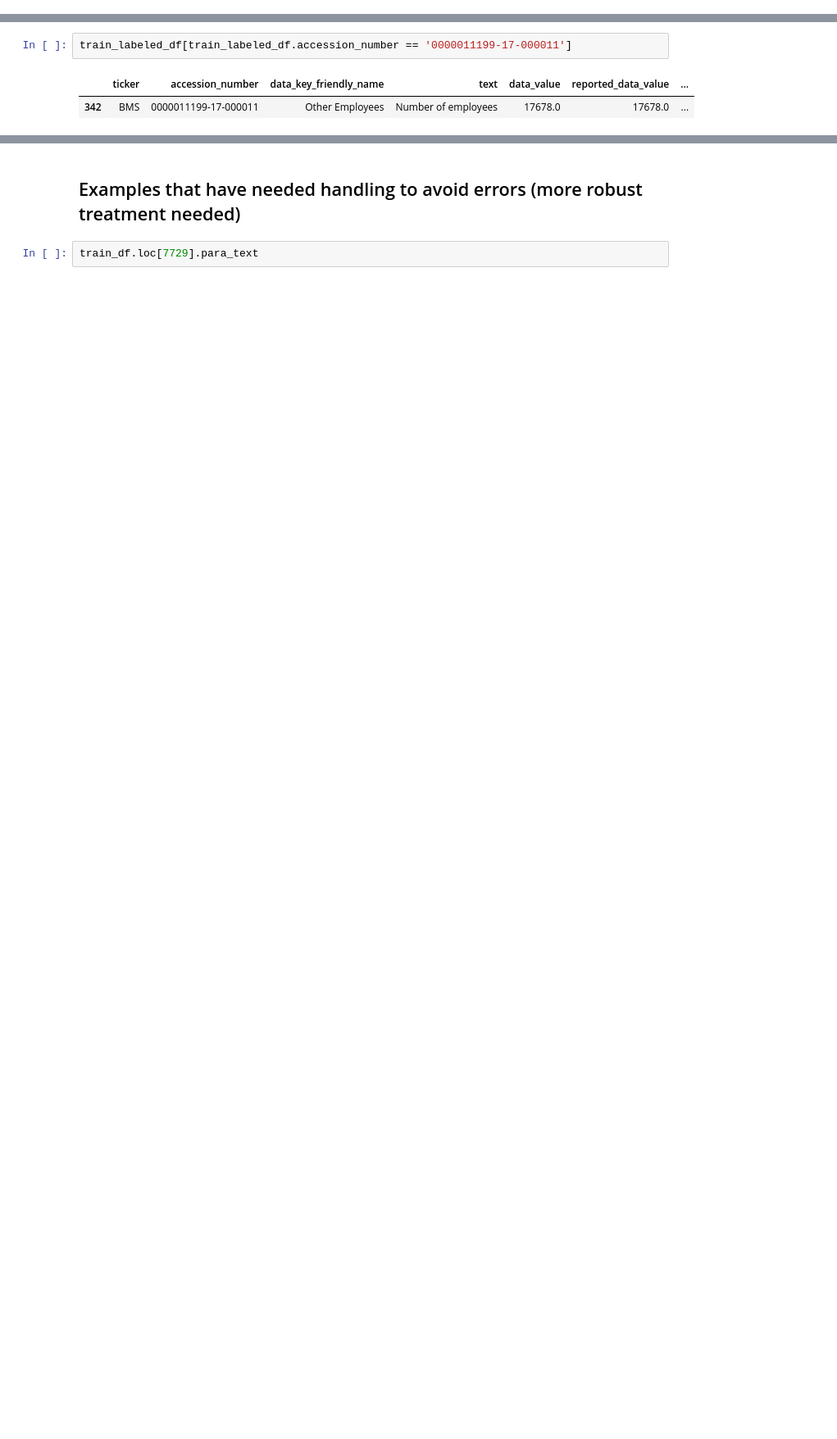
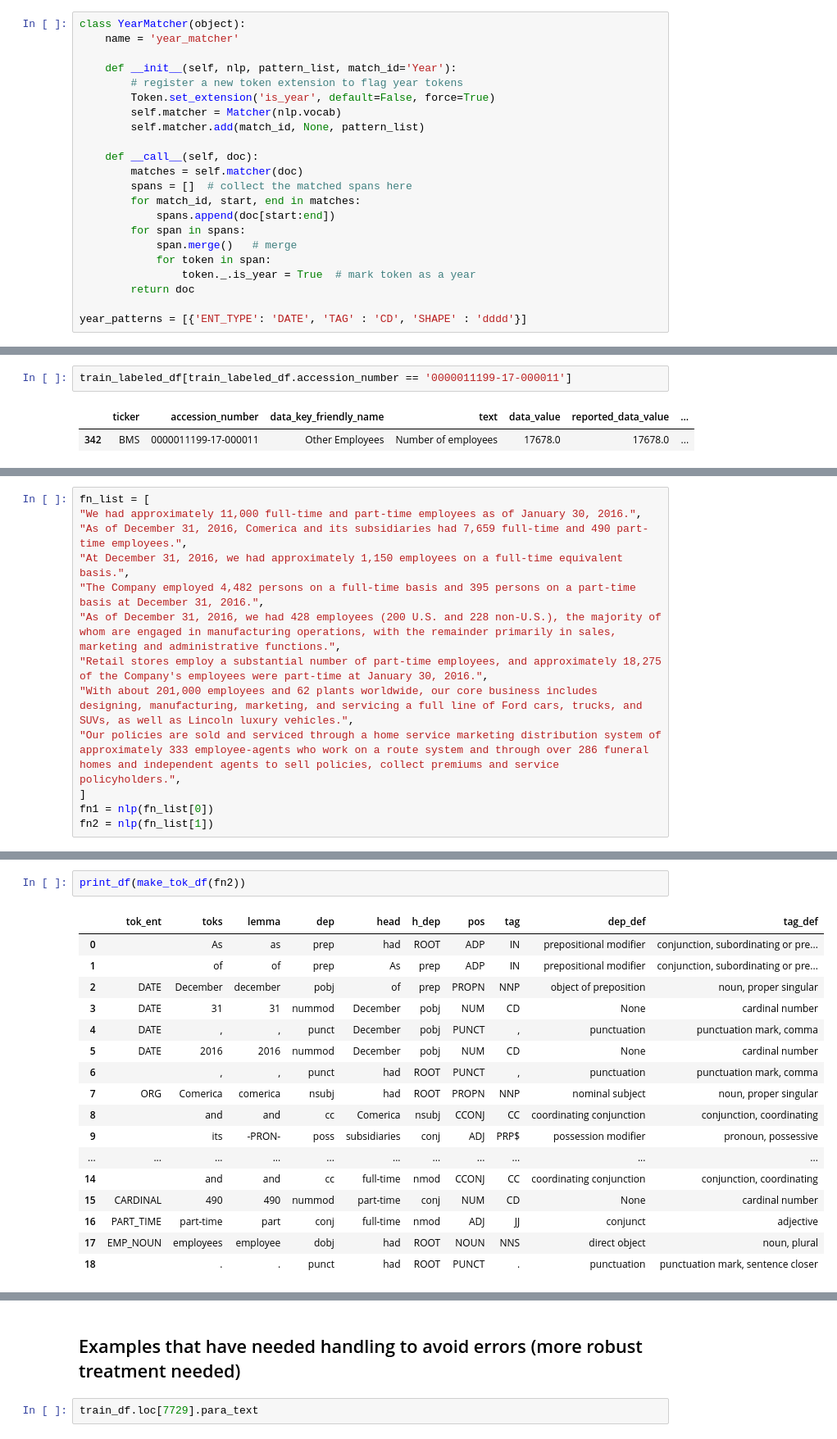
Before and after one commit to JarrodAJ/sec_employee_information_extraction, a Jupyter notebook: 4_Define_SpaCy_NER.ipynb, the cells around one changed output, grey strips where cells are left out. Shown at 82% size. Drawn from its saved outputs; the diff is of its cells as text; blank space fills up the shorter version.

```diff
--- a/4_Define_SpaCy_NER.ipynb
+++ b/4_Define_SpaCy_NER.ipynb
@@ -284 +255,23 @@ for w, n in zip(singles_word_list, list(range(1,10))):
+# %%
+class YearMatcher(object):
+    name = 'year_matcher'
+
+    def __init__(self, nlp, pattern_list, match_id='Year'):
+        # register a new token extension to flag year tokens
+        Token.set_extension('is_year', default=False, force=True)
+        self.matcher = Matcher(nlp.vocab)
+        self.matcher.add(match_id, None, pattern_list)
+
+    def __call__(self, doc):
+        matches = self.matcher(doc)
+        spans = []  # collect the matched spans here
+        for match_id, start, end in matches:
+            spans.append(doc[start:end])
+        for span in spans:
+            span.merge()   # merge
+            for token in span:
+                token._.is_year = True  # mark token as a year
+        return doc
+
+year_patterns = [{'ENT_TYPE': 'DATE', 'TAG' : 'CD', 'SHAPE' : 'dddd'}]
 # %%
@@ -5394,0 +4528,13 @@ full_match_left.loc[][full_match_left_columns].head()
+# %%
+fn_list = [
+"We had approximately 11,000 full-time and part-time employees as of January 30, 2016.",
+"As of December 31, 2016, Comerica and its subsidiaries had 7,659 full-time and 490 part-time employees.",
+"At December 31, 2016, we had approximately 1,150 employees on a full-time equivalent basis.",
+"The Company employed 4,482 persons on a full-time basis and 395 persons on a part-time basis at December 31, 2016.",
+"As of December 31, 2016, we had 428 employees (200 U.S. and 228 non-U.S.), the majority of whom are engaged in manufacturing operations, with the remainder primarily in sales, marketing and administrative functions.",
+"Retail stores employ a substantial number of part-time employees, and approximately 18,275 of the Company's employees were part-time at January 30, 2016.",
+"With about 201,000 employees and 62 plants worldwide, our core business includes designing, manufacturing, marketing, and servicing a full line of Ford cars, trucks, and SUVs, as well as Lincoln luxury vehicles.",
+"Our policies are sold and serviced through a home service marketing distribution system of approximately 333 employee-agents who work on a route system and through over 286 funeral homes and independent agents to sell policies, collect premiums and service policyholders.",
+]
+fn1 = nlp(fn_list[0])
+fn2 = nlp(fn_list[1])
@@ -5394,0 +4614,20 @@ full_match_left.loc[][full_match_left_columns].head()
+# %%
+print_df(make_tok_df(fn2))
+# %% [output]
+|  | tok_ent | toks | lemma | dep | head | h_dep | pos | tag | dep_def | tag_def |
+| 0 |  | As | as | prep | had | ROOT | ADP | IN | prepositional modifier | conjunction, subordinating or pre... |
+| 1 |  | of | of | prep | As | prep | ADP | IN | prepositional modifier | conjunction, subordinating or pre... |
+| 2 | DATE | December | december | pobj | of | prep | PROPN | NNP | object of preposition | noun, proper singular |
+| 3 | DATE | 31 | 31 | nummod | December | pobj | NUM | CD | None | cardinal number |
+| 4 | DATE | , | , | punct | December | pobj | PUNCT | , | punctuation | punctuation mark, comma |
+| 5 | DATE | 2016 | 2016 | nummod | December | pobj | NUM | CD | None | cardinal number |
+| 6 |  | , | , | punct | had | ROOT | PUNCT | , | punctuation | punctuation mark, comma |
+| 7 | ORG | Comerica | comerica | nsubj | had | ROOT | PROPN | NNP | nominal subject | noun, proper singular |
+| 8 |  | and | and | cc | Comerica | nsubj | CCONJ | CC | coordinating conjunction | conjunction, coordinating |
+| 9 |  | its | -PRON- | poss | subsidiaries | conj | ADJ | PRP$ | possession modifier | pronoun, possessive |
+| ... | ... | ... | ... | ... | ... | ... | ... | ... | ... | ... |
+| 14 |  | and | and | cc | full-time | nmod | CCONJ | CC | coordinating conjunction | conjunction, coordinating |
+| 15 | CARDINAL | 490 | 490 | nummod | part-time | conj | NUM | CD | None | cardinal number |
+| 16 | PART_TIME | part-time | part | conj | full-time | nmod | ADJ | JJ | conjunct | adjective |
+| 17 | EMP_NOUN | employees | employee | dobj | had | ROOT | NOUN | NNS | direct object | noun, plural |
+| 18 |  | . | . | punct | had | ROOT | PUNCT | . | punctuation | punctuation mark, sentence closer |
```
Also changed, not shown: parts of 293 cells of this notebook, 2 other files.
